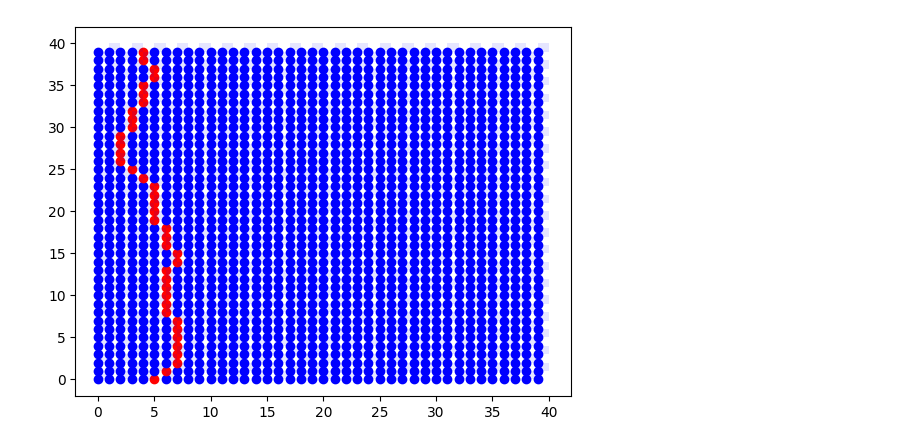
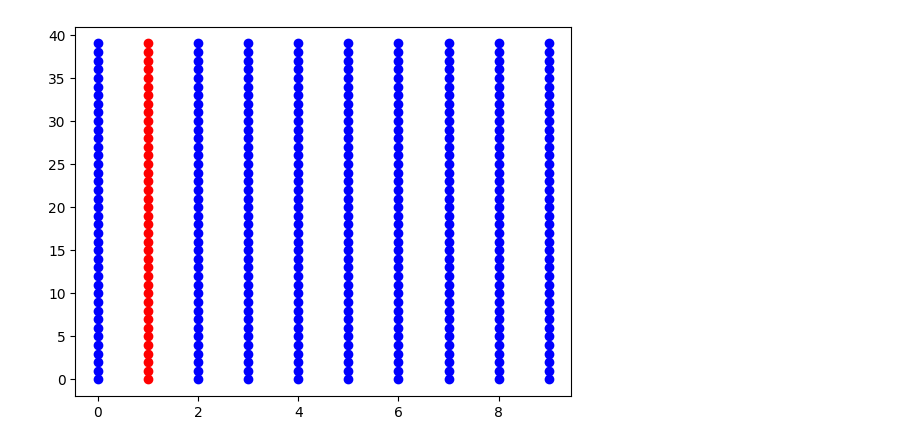
Before and after one commit to yamashun99/xy, a Jupyter notebook: main.ipynb, the cells around one changed output. Saved outputs shown, nothing was run; the diff lists cells and outputs as text; code cells hidden in the pictures.

```diff
--- a/main.ipynb
+++ b/main.ipynb
@@ -13,13 +9,22 @@ conf[4, :] = 1
+# %%
+J = 100
+L = 10
+M = 40
+beta = 10
+conf0 = np.ones((L, M)) * -1
+conf0[1, :] = 1
+c = Conf(J, L, M, beta)
+c.conf = conf0
 # %%
 fig, ax = plt.subplots()
 for ix in range(L):
-    for iy in range(L):
-        if conf[ix, iy] == 1:
+    for iy in range(M):
+        if c.conf[ix][iy] == 1:
             ax.scatter(ix, iy, c="r")
         else:
             ax.scatter(ix, iy, c="b")
 for i in range(L // 2):
-    for j in range(L // 2):
+    for j in range(M // 2):
         ax.fill_between([2 * i, 2 * i + 1], 2 * j, 2 * j + 1, facecolor="b", alpha=0.1)
         ax.fill_between(
             [2 * i + 1, 2 * i + 2], 2 * j + 1, 2 * j + 2, facecolor="b", alpha=0.1
@@ -29,4 +34,4 @@ for i in range(L // 2):
 # %%
 for i in range(10):
-    %time conf = update(conf, L, 0)
-    %time conf = update(conf, L, -1)
+    c.update(0)
+    c.update(1)
@@ -73,16 +41,16 @@ Wall time: 97.5 µs
 # %%
 fig, ax = plt.subplots()
 for ix in range(L):
-    for iy in range(L):
-        if conf[ix, iy] == 1:
+    for iy in range(M):
+        if c.conf[ix, iy] == 1:
             ax.scatter(ix, iy, c="r")
         else:
             ax.scatter(ix, iy, c="b")
-for i in range(L // 2):
-    for j in range(L // 2):
-        ax.fill_between([2 * i, 2 * i + 1], 2 * j, 2 * j + 1, facecolor="b", alpha=0.1)
-        ax.fill_between(
-            [2 * i + 1, 2 * i + 2], 2 * j + 1, 2 * j + 2, facecolor="b", alpha=0.1
-        )
+# for i in range(L // 2):
+#    for j in range(M // 2):
+#        ax.fill_between([2 * i, 2 * i + 1], 2 * j, 2 * j + 1, facecolor="b", alpha=0.1)
+#        ax.fill_between(
+#            [2 * i + 1, 2 * i + 2], 2 * j + 1, 2 * j + 2, facecolor="b", alpha=0.1
+#        )
 # %% [output]
-[figure, old version]
+[figure, new version]
```
Also changed, not shown: parts of 5 cells of this notebook, 1 other file.
